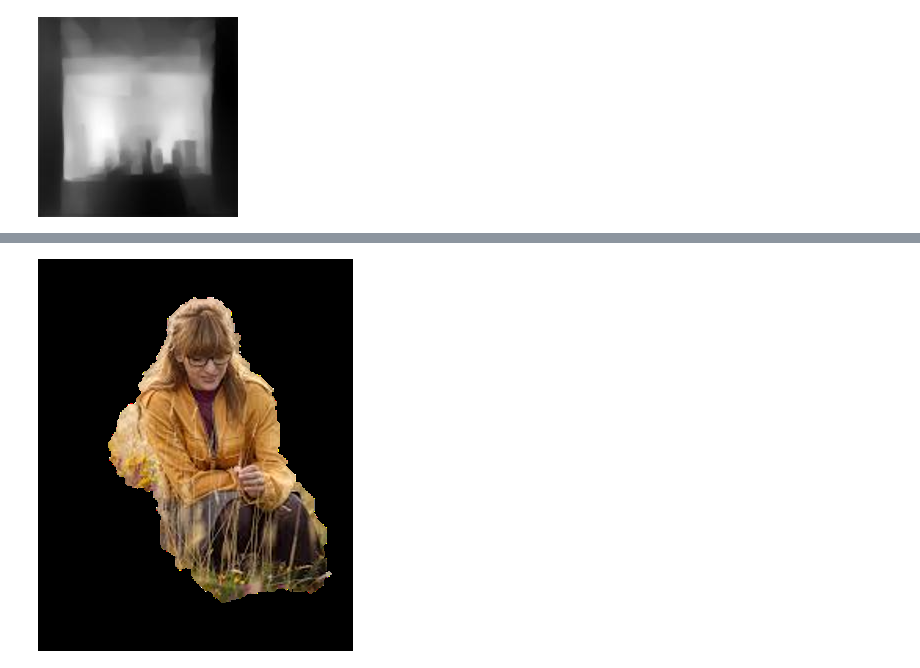
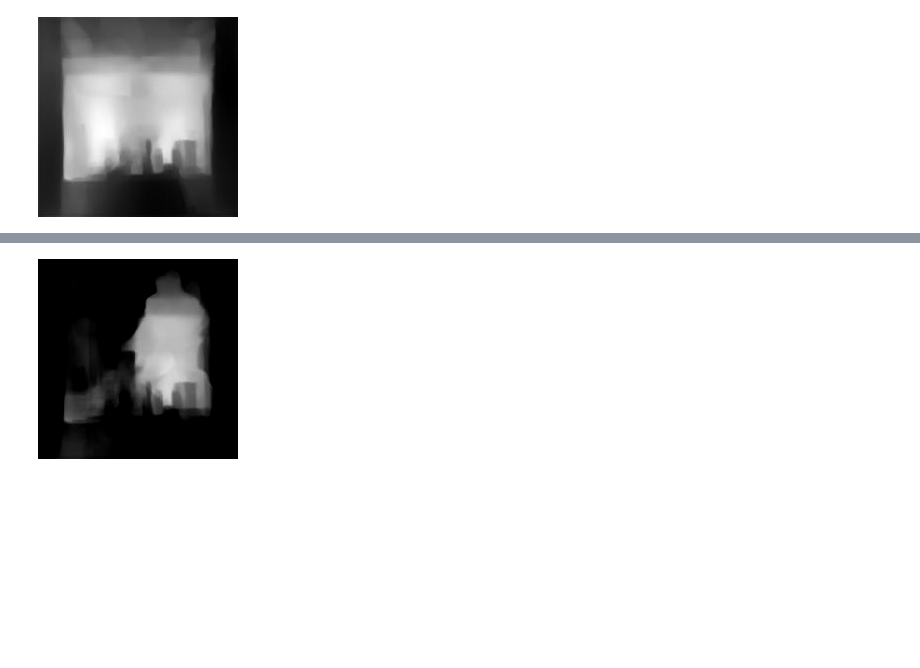
Before and after one commit to mmaruthi/Deep_Learning_EVA4_Phase1, a Jupyter notebook: S15-A/CV_Subtraction.ipynb, the cells around one changed output, grey strips where cells are left out. Saved outputs shown, nothing was run; the diff lists cells and outputs as text; code cells hidden in the pictures; blank space fills up the shorter version.

```diff
--- a/S15-A/CV_Subtraction.ipynb
+++ b/S15-A/CV_Subtraction.ipynb
@@ -38,5 +44,5 @@ error: ignored
 # %%
 from google.colab.patches import cv2_imshow
-cv2_imshow(image1)
+cv2_imshow(sub)
 # %% [output]
-[figure, old version]
+[figure, new version]
```
Also changed, not shown: parts of 4 cells of this notebook.
